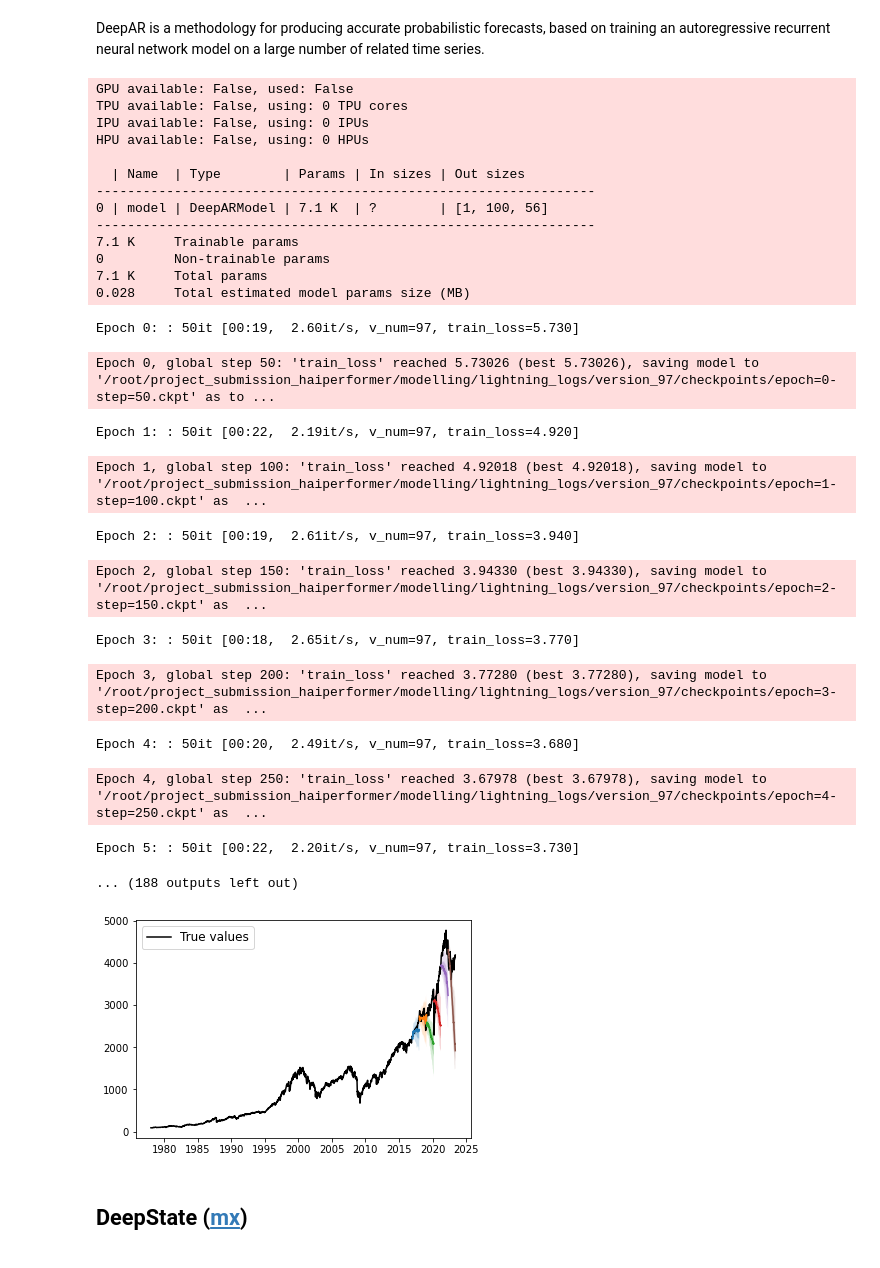
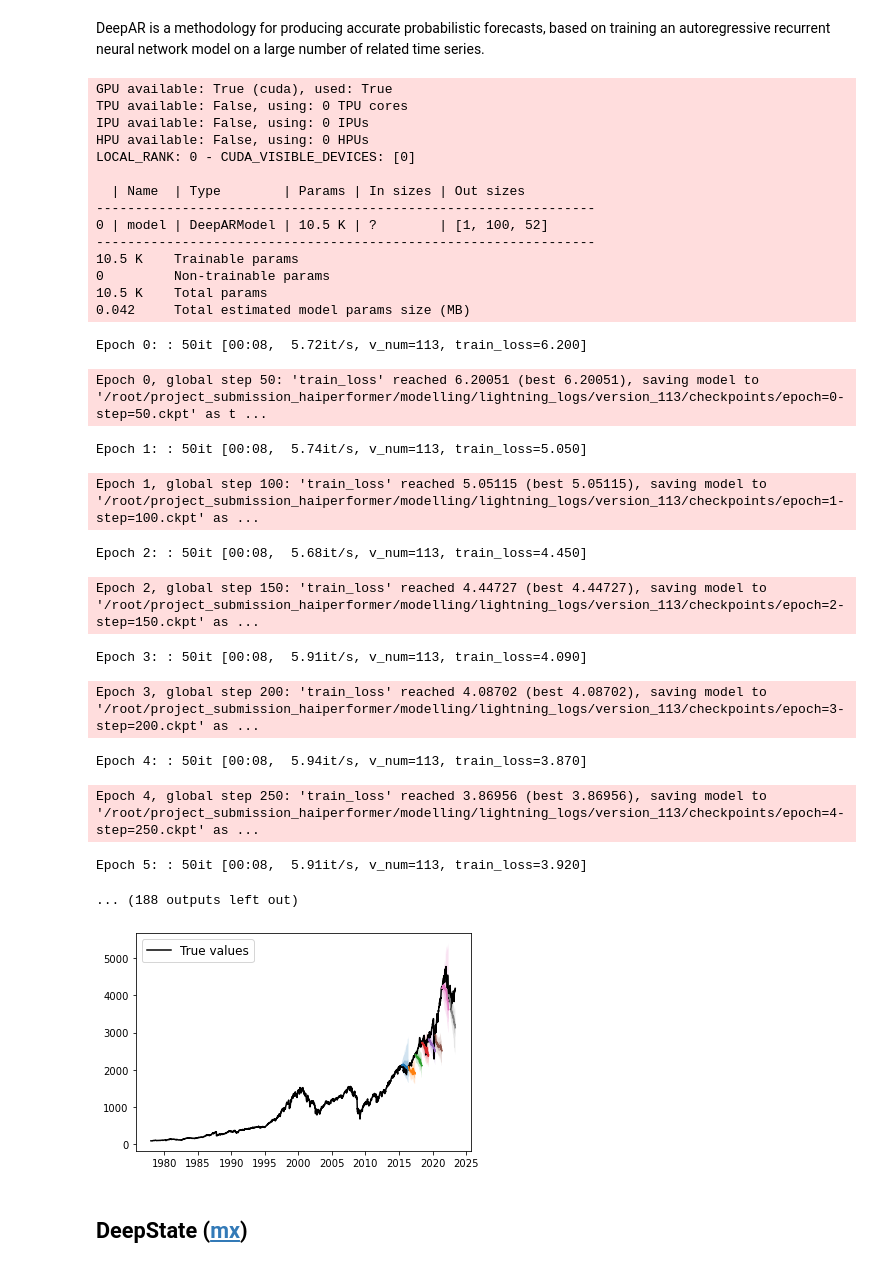
Before and after one commit to jhb300/project_submission_hai_performer, a Jupyter notebook: modelling/modelling_experimentation_v2.ipynb, the cells around one changed output. Cells and saved outputs as stored; diff of their text form; code cells hidden in the pictures.

```diff
--- a/modelling/modelling_experimentation_v2.ipynb
+++ b/modelling/modelling_experimentation_v2.ipynb
@@ -153,23 +153,23 @@ input_paths = [
 target_col = 'ts_S&P' # switch to ts_S&P
 with open('./config/past_rts_cols_v2.json', 'r') as fp:
     past_rts_col = json.load(fp)['version_2']
-windows = 6
+windows = 8
 
 # epochs: 400, prediction_length: 56, num_layers: 2, hidden_size: 60, context_length: 200, lr: 0.001, weight_decay: 1e-08
 
 # Estimator specs
 version = 2
-prediction_length=56
-max_epochs = 700
-num_layers=2
+prediction_length=52
+max_epochs = 100
+num_layers=3
 hidden_size=20
-context_length = 400
-weight_decay = 1e-8
+context_length = 200
+weight_decay = 1e-15
 lr = 0.001
 offset = -(prediction_length*windows)
 
 # Trainer specs
-accelerator = "cpu"
+accelerator = "gpu"
 devices = "auto"
 # %%
 # Define estimator
@@ -199,40 +199,41 @@ forecasts, tss, agg_metrics = run_experiment(
     estimator=deepar_estimator,
 )
 # %% [output]
-GPU available: False, used: False
+GPU available: True (cuda), used: True
 TPU available: False, using: 0 TPU cores
 IPU available: False, using: 0 IPUs
 HPU available: False, using: 0 HPUs
+LOCAL_RANK: 0 - CUDA_VISIBLE_DEVICES: [0]
 
   | Name  | Type        | Params | In sizes | Out sizes
 ----------------------------------------------------------------
-0 | model | DeepARModel | 7.1 K  | ?        | [1, 100, 56]
+0 | model | DeepARModel | 10.5 K | ?        | [1, 100, 52]
 ----------------------------------------------------------------
-7.1 K     Trainable params
+10.5 K    Trainable params
 0         Non-trainable params
-7.1 K     Total params
-0.028     Total estimated model params size (MB)
+10.5 K    Total params
+0.042     Total estimated model params size (MB)
-Epoch 0: : 50it [00:19,  2.60it/s, v_num=97, train_loss=5.730]
+Epoch 0: : 50it [00:08,  5.72it/s, v_num=113, train_loss=6.200]
-Epoch 0, global step 50: 'train_loss' reached 5.73026 (best 5.73026), saving model to '/root/project_submission_haiperformer/modelling/lightning_logs/version_97/checkpoints/epoch=0-step=50.ckpt' as to ...
+Epoch 0, global step 50: 'train_loss' reached 6.20051 (best 6.20051), saving model to '/root/project_submission_haiperformer/modelling/lightning_logs/version_113/checkpoints/epoch=0-step=50.ckpt' as t ...
-Epoch 1: : 50it [00:22,  2.19it/s, v_num=97, train_loss=4.920]
+Epoch 1: : 50it [00:08,  5.74it/s, v_num=113, train_loss=5.050]
-Epoch 1, global step 100: 'train_loss' reached 4.92018 (best 4.92018), saving model to '/root/project_submission_haiperformer/modelling/lightning_logs/version_97/checkpoints/epoch=1-step=100.ckpt' as  ...
+Epoch 1, global step 100: 'train_loss' reached 5.05115 (best 5.05115), saving model to '/root/project_submission_haiperformer/modelling/lightning_logs/version_113/checkpoints/epoch=1-step=100.ckpt' as ...
-Epoch 2: : 50it [00:19,  2.61it/s, v_num=97, train_loss=3.940]
+Epoch 2: : 50it [00:08,  5.68it/s, v_num=113, train_loss=4.450]
-Epoch 2, global step 150: 'train_loss' reached 3.94330 (best 3.94330), saving model to '/root/project_submission_haiperformer/modelling/lightning_logs/version_97/checkpoints/epoch=2-step=150.ckpt' as  ...
+Epoch 2, global step 150: 'train_loss' reached 4.44727 (best 4.44727), saving model to '/root/project_submission_haiperformer/modelling/lightning_logs/version_113/checkpoints/epoch=2-step=150.ckpt' as ...
-Epoch 3: : 50it [00:18,  2.65it/s, v_num=97, train_loss=3.770]
+Epoch 3: : 50it [00:08,  5.91it/s, v_num=113, train_loss=4.090]
-Epoch 3, global step 200: 'train_loss' reached 3.77280 (best 3.77280), saving model to '/root/project_submission_haiperformer/modelling/lightning_logs/version_97/checkpoints/epoch=3-step=200.ckpt' as  ...
+Epoch 3, global step 200: 'train_loss' reached 4.08702 (best 4.08702), saving model to '/root/project_submission_haiperformer/modelling/lightning_logs/version_113/checkpoints/epoch=3-step=200.ckpt' as ...
-Epoch 4: : 50it [00:20,  2.49it/s, v_num=97, train_loss=3.680]
+Epoch 4: : 50it [00:08,  5.94it/s, v_num=113, train_loss=3.870]
-Epoch 4, global step 250: 'train_loss' reached 3.67978 (best 3.67978), saving model to '/root/project_submission_haiperformer/modelling/lightning_logs/version_97/checkpoints/epoch=4-step=250.ckpt' as  ...
+Epoch 4, global step 250: 'train_loss' reached 3.86956 (best 3.86956), saving model to '/root/project_submission_haiperformer/modelling/lightning_logs/version_113/checkpoints/epoch=4-step=250.ckpt' as ...
-Epoch 5: : 50it [00:22,  2.20it/s, v_num=97, train_loss=3.730]
+Epoch 5: : 50it [00:08,  5.91it/s, v_num=113, train_loss=3.920]
 ... (188 outputs left out)
 # %%
 # Plot forecast
 plot_forecast(
     tss=tss,
     forecasts=forecasts,
-    # path="./6year_test.svg",
+    path="./8year_test.svg",
 )
 # %% [output]
-[figure, old version]
+[figure, new version]
 # %%
 import pickle
 
```
Also changed, not shown: parts of 3 cells of this notebook, 1 other file.
